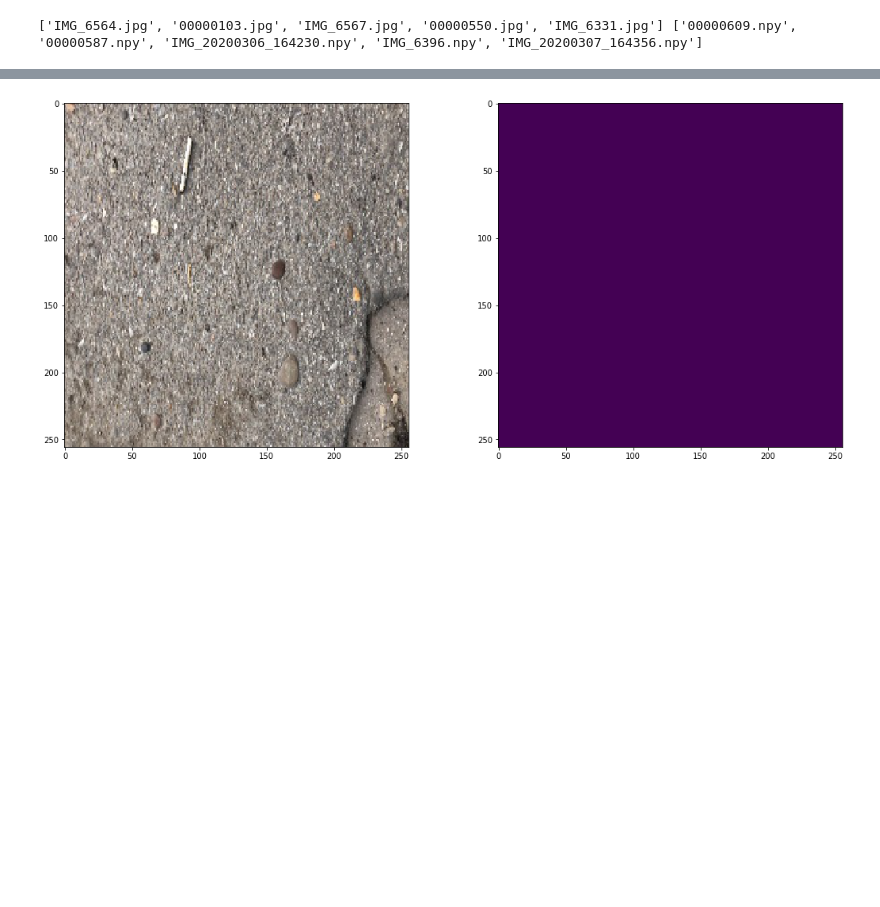
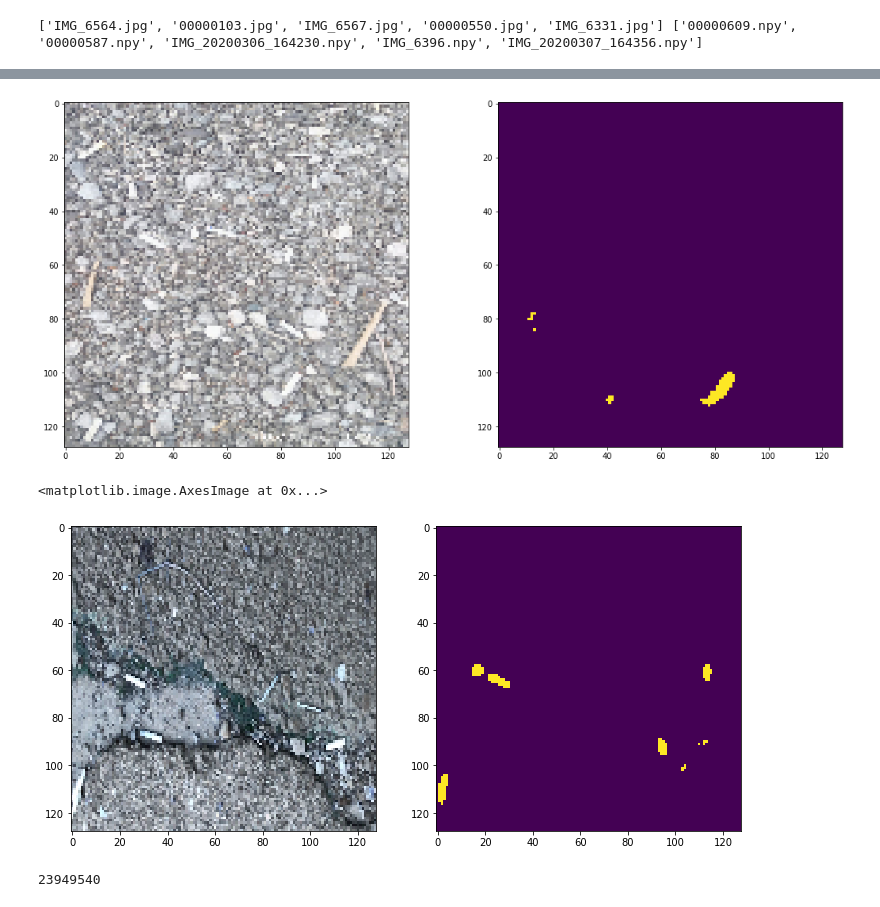
Before and after one commit to Elmar999/Cigarette_buts_detection, a Jupyter notebook: cigarette_buts/cigarettNet/test.ipynb, the cells around one changed output, grey strips where cells are left out. Saved outputs shown, nothing was run; the diff lists cells and outputs as text; code cells hidden in the pictures; blank space fills up the shorter version.

```diff
--- a/cigarette_buts/cigarettNet/test.ipynb
+++ b/cigarette_buts/cigarettNet/test.ipynb
@@ -390,9 +485,9 @@ def predict_img(img_path, thres_val):
     ax[1].imshow(pred > thres_val)
 # %%
 import cv2
-predict_img('/home/elmar/Cigarette_buts_detection/cigarette_buts/cigarettNet/video_test/image1.jpg')
+predict_img('/home/elmar/Cigarette_buts_detection/cigarette_buts/out/test/test-33.jpg', 0.44)
 # %% [output]
-[figure, old version]
+[figure, new version]
 # %%
 def video_predict(file_path, model, thresh_val):
     '''
@@ -400,28 +495,53 @@ def video_predict(file_path, model, thresh_val):
     Args:
         filename(str)
     '''
-    def getFrame(sec):
+    def getFrame(sec , img_mask_ds):
+
+        WIDTH, HEIGHT = 128, 128
         video_path = '/home/elmar/Cigarette_buts_detection/cigarette_buts/cigarettNet/video_test'
         vidcap = cv2.VideoCapture(file_path)
         vidcap.set(cv2.CAP_PROP_POS_MSEC,sec*1000)
         hasFrames,image = vidcap.read()
         if hasFrames:
-            image = cv2.resize(image, (config.IMG_WIDTH, config.IMG_HEIGHT))
-            pred_img = base_model.predict(np.expand_dims(image, axis=0)).reshape((1, config.IMG_WIDTH, config.IMG_HEIGHT, 1))
+            image_real = image
+            image = cv2.resize(image, (WIDTH, HEIGHT))
+            pred_img = base_model.predict(np.expand_dims(image, axis=0)).reshape((1, WIDTH, HEIGHT, 1))
             pred_img = np.squeeze(pred_img)
-            cv2.imwrite(os.path.join(video_path,"pred_image"+str(count)+".jpg"), (pred_img > thresh_val).astype(float) * 255)
-            cv2.imwrite(os.path.join(video_path,"image"+str(count)+".jpg"), image)
+            # cv2.imwrite(os.path.join(video_path,"pred_image"+str(count)+".jpg"), (pred_img > thresh_val).astype(float)*255)
+            # # cv2.imwrite(os.path.join(video_path,"image"+str(count)+".jpg"), image)
+            # cv2.imwrite(os.path.join(video_path,"image_real"+str(count)+".jpg"), image_real)
+            img_mask_ds.append((image, (pred_img > thresh_val).astype(float)*255))
 
-        return hasFrames
+        return hasFrames, img_mask_ds
 
+    img_mask_ds = list()
     sec = 0
-    frameRate = 1 #//it will capture image in each 0.5 second
+    frameRate = 0.5 #//it will capture image in each 0.5 second
     count = 1
-    success = getFrame(sec)
+    success = getFrame(sec, img_mask_ds)
     while success:
         count = count + 1
         sec = sec + frameRate
         sec = round(sec, 2)
-        success = getFrame(sec)
+        success, img_mask_ds = getFrame(sec, img_mask_ds)
+
+    return img_mask_ds
 # %%
-video_predict('/home/elmar/Cigarette_buts_detection/cigarette_buts/out/image/test/IMG_9429.mp4', base_model , 0.12)
+img_mask_ds = video_predict('/home/elmar/Cigarette_buts_detection/cigarette_buts/out/image/test/IMG_9429.mp4', base_model , 0.44)
+# %%
+img_index = 13
+fig, ax = plt.subplots(1 , 2, figsize=(12, 8))
+ax[0].imshow(img_mask_ds[img_index][0])
+ax[1].imshow(img_mask_ds[img_index][1])
+# %% [output]
+<matplotlib.image.AxesImage at 0x...>
+[figure, added]
+# %%
+import tensorflow as tf
+mdoel_path = '/home/elmar/Cigarette_buts_detection/cigarette_buts/cigarettNet/model/out/best_128/auc_90.h5'
+model = tf.keras.models.load_model(mdoel_path)
+converter = tf.lite.TFLiteConverter.from_keras_model(model)
+tflite_model = converter.convert()
+open("/home/elmar/Cigarette_buts_detection/cigarette_buts/cigarettNet/model/out/best_128/auc_90.tflite", "wb").write(tflite_model)
+# %% [output]
+23949540
```
Also changed, not shown: parts of 24 cells of this notebook.
